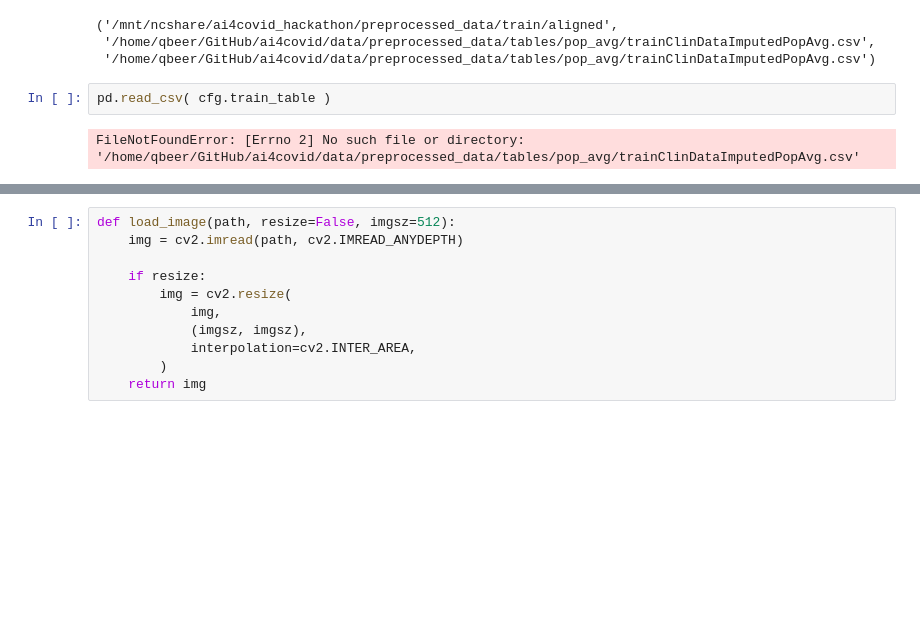
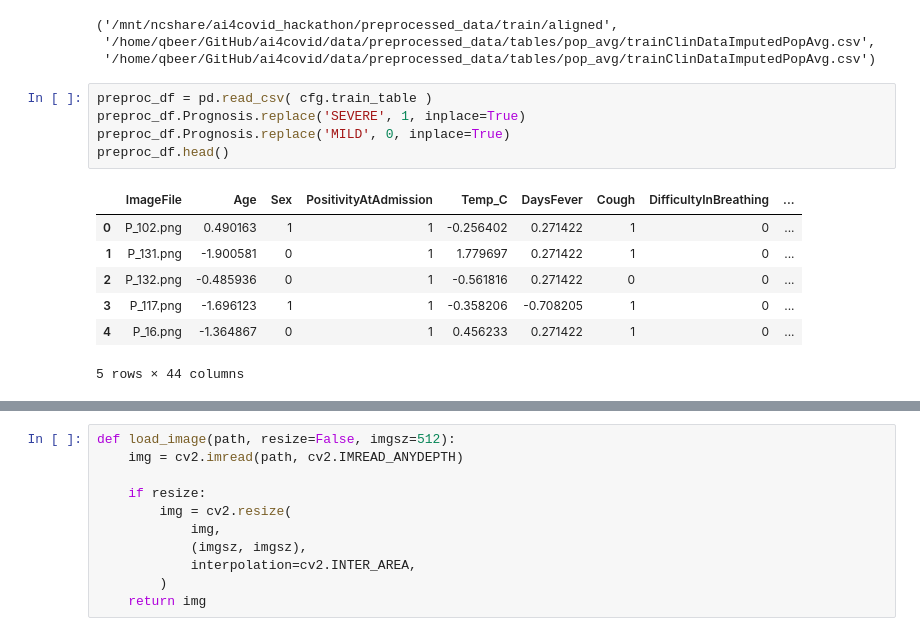
Before and after one commit to csabaiBio/ai4covid, a Jupyter notebook: notebooks/Fourier_feature_extraction.ipynb, the cells around one changed output, grey strips where cells are left out. Saved outputs shown, nothing was run; the diff lists cells and outputs as text; blank space fills up the shorter version.

```diff
--- a/notebooks/Fourier_feature_extraction.ipynb
+++ b/notebooks/Fourier_feature_extraction.ipynb
@@ -32,6 +67,15 @@ cfg.preprocessed_image_base_path, cfg.train_table, cfg.valid_table
  '/home/qbeer/GitHub/ai4covid/data/preprocessed_data/tables/pop_avg/trainClinDataImputedPopAvg.csv',
  '/home/qbeer/GitHub/ai4covid/data/preprocessed_data/tables/pop_avg/trainClinDataImputedPopAvg.csv')
 # %%
-pd.read_csv( cfg.train_table )
+preproc_df = pd.read_csv( cfg.train_table )
+preproc_df.Prognosis.replace('SEVERE', 1, inplace=True)
+preproc_df.Prognosis.replace('MILD', 0, inplace=True)
+preproc_df.head()
 # %% [output]
+|  | ImageFile | Age | Sex | PositivityAtAdmission | Temp_C | DaysFever | Cough | DifficultyInBreathing | ... |
+| 0 | P_102.png | 0.490163 | 1 | 1 | -0.256402 | 0.271422 | 1 | 0 | ... |
+| 1 | P_131.png | -1.900581 | 0 | 1 | 1.779697 | 0.271422 | 1 | 0 | ... |
+| 2 | P_132.png | -0.485936 | 0 | 1 | -0.561816 | 0.271422 | 0 | 0 | ... |
+| 3 | P_117.png | -1.696123 | 1 | 1 | -0.358206 | -0.708205 | 1 | 0 | ... |
+| 4 | P_16.png | -1.364867 | 0 | 1 | 0.456233 | 0.271422 | 1 | 0 | ... |
-FileNotFoundError: [Errno 2] No such file or directory: '/home/qbeer/GitHub/ai4covid/data/preprocessed_data/tables/pop_avg/trainClinDataImputedPopAvg.csv'
+5 rows × 44 columns
```
Also changed, not shown: parts of 40 cells of this notebook.
